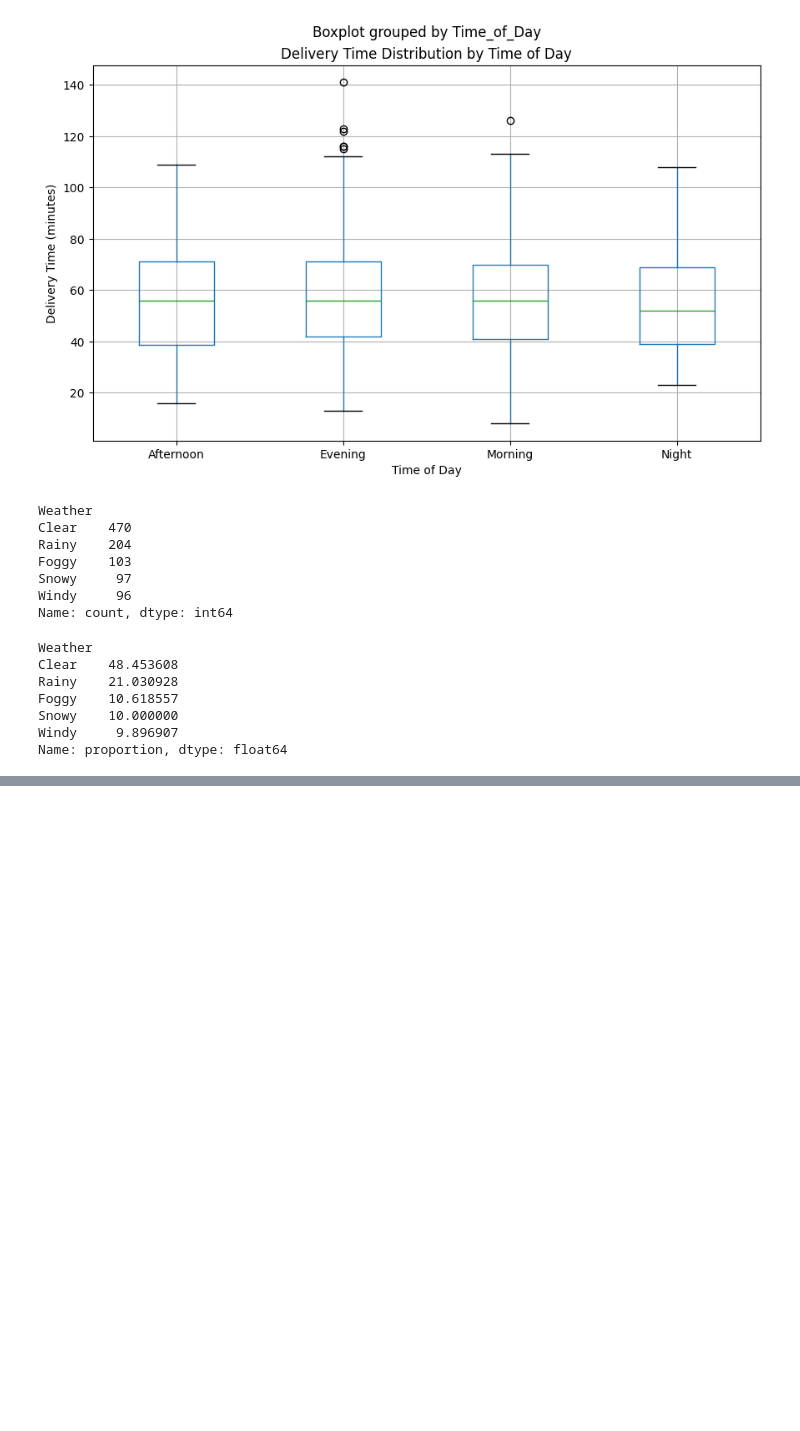
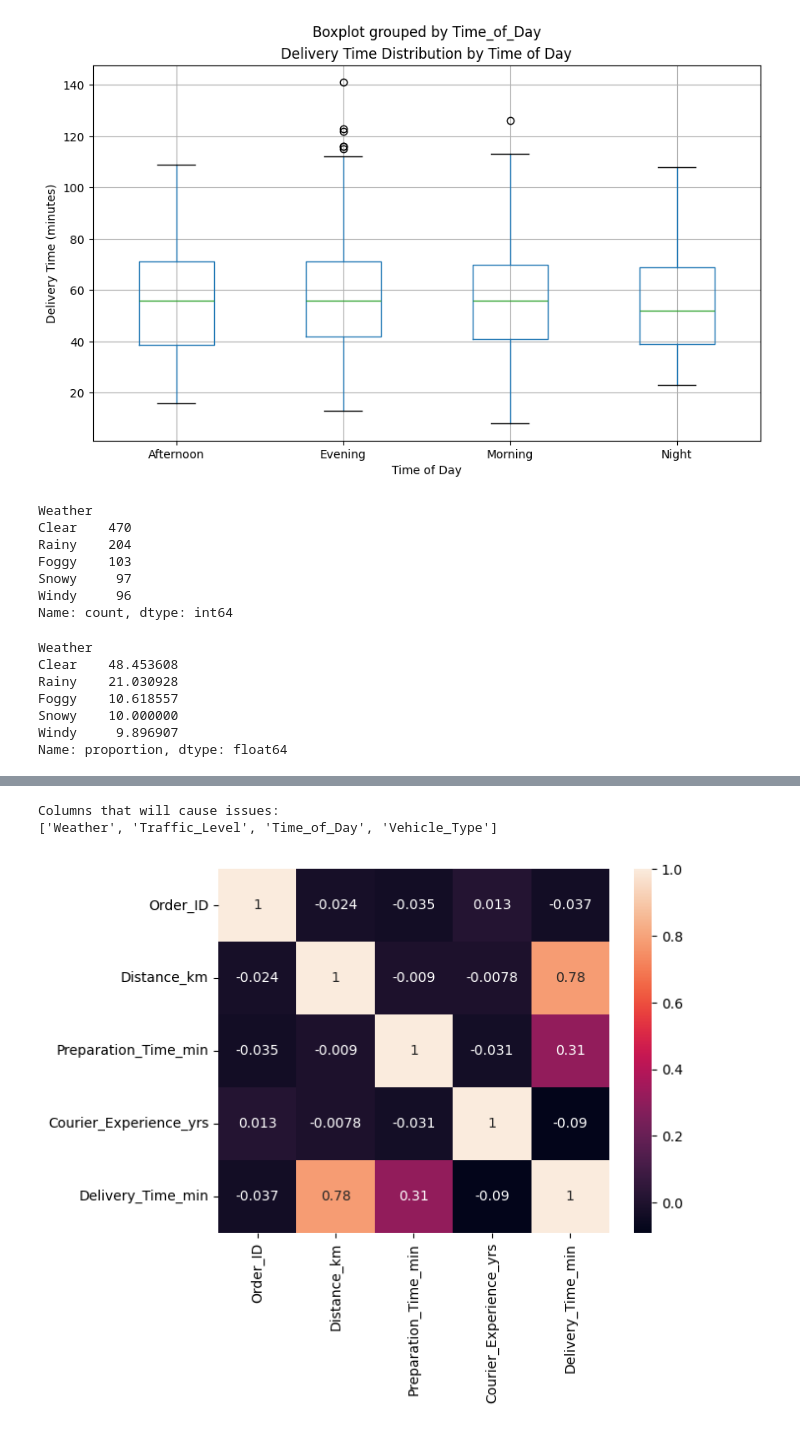
Before and after one commit to LukeOpany/food_delivery_timelines, a Jupyter notebook: deliverytines.ipynb, the cells around one changed output, grey strips where cells are left out. Drawn from its saved outputs; the diff is of its cells as text; code cells hidden in the pictures; blank space fills up the shorter version.

```diff
--- a/deliverytines.ipynb
+++ b/deliverytines.ipynb
@@ -161,0 +189,12 @@ Name: proportion, dtype: float64
+# %%
+print("\nColumns that will cause issues:")
+print(df.select_dtypes(include=['object']).columns.tolist())
+# %% [output]
+Columns that will cause issues:
+['Weather', 'Traffic_Level', 'Time_of_Day', 'Vehicle_Type']
+# %%
+numeric_df = df.select_dtypes(include=[np.number])
+sns.heatmap(numeric_df.corr(), annot=True)
+plt.show()
+# %% [output]
+[figure, added]
```
Also changed, not shown: parts of 10 cells of this notebook.
